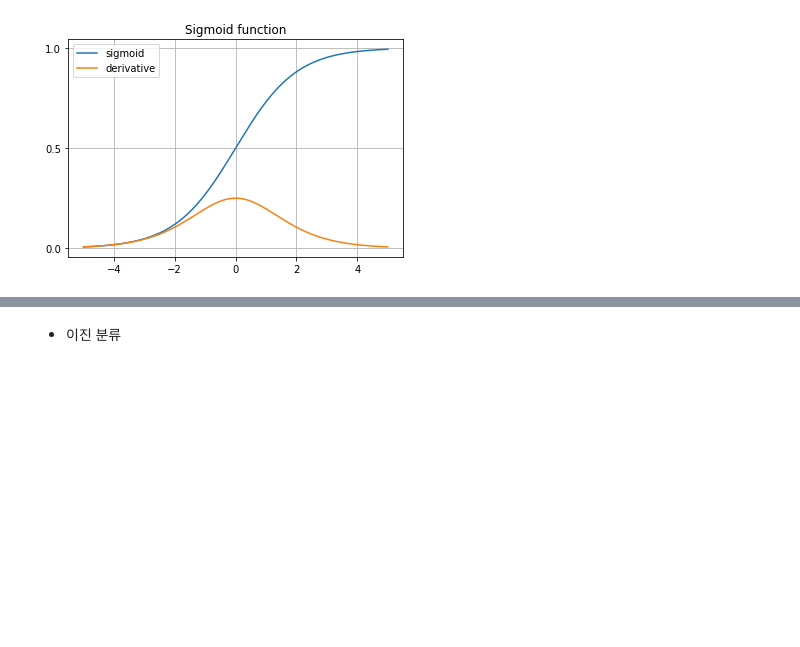
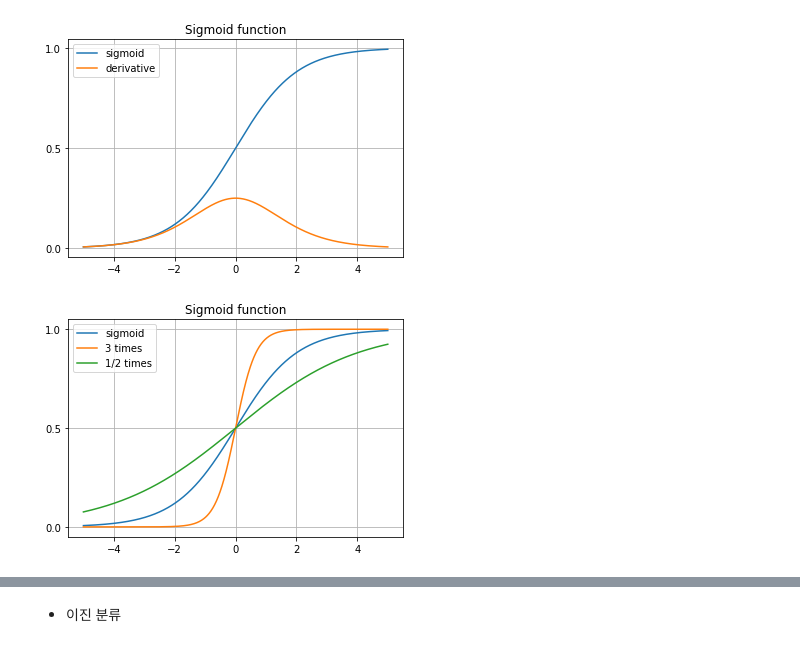
Before and after one commit to 1unasy/MachineLearning-2021-12, a Jupyter notebook: 04.회귀/03.로지스틱회귀.ipynb, the cells around one changed output, grey strips where cells are left out. Cells and saved outputs as stored; diff of their text form; code cells hidden in the pictures; blank space fills up the shorter version.

```diff
--- a/04.회귀/03.로지스틱회귀.ipynb
+++ b/04.회귀/03.로지스틱회귀.ipynb
@@ -21,3 +21,21 @@ plt.legend()
 plt.show()
 # %% [output]
 [figure]
+# %%
+def sigmoid(x, a=1, b=0):                   # keyword argument 사용하는 법 익히기
+    return (1. / (1 + np.exp(-a*(x-b))))
+# %%
+xs = np.linspace(-5, 5, 1001)       # -5 ~ 5까지 1000등분
+ys = sigmoid(xs)
+y3 = sigmoid(xs, a=3)   # a ; 곡선의 기울기에 영향 미침
+y_half = sigmoid(xs, a=0.5)
+plt.plot(xs, ys, label='sigmoid')
+plt.plot(xs, y3, label='3 times') # sigmoid 함수의 미분값
+plt.plot(xs, y_half, label='1/2 times')
+plt.title('Sigmoid function')
+plt.yticks([0, 0.5, 1])
+plt.grid()
+plt.legend()
+plt.show()
+# %% [output]
+[figure, added]
```
Also changed, not shown: parts of 1 cell of this notebook.
